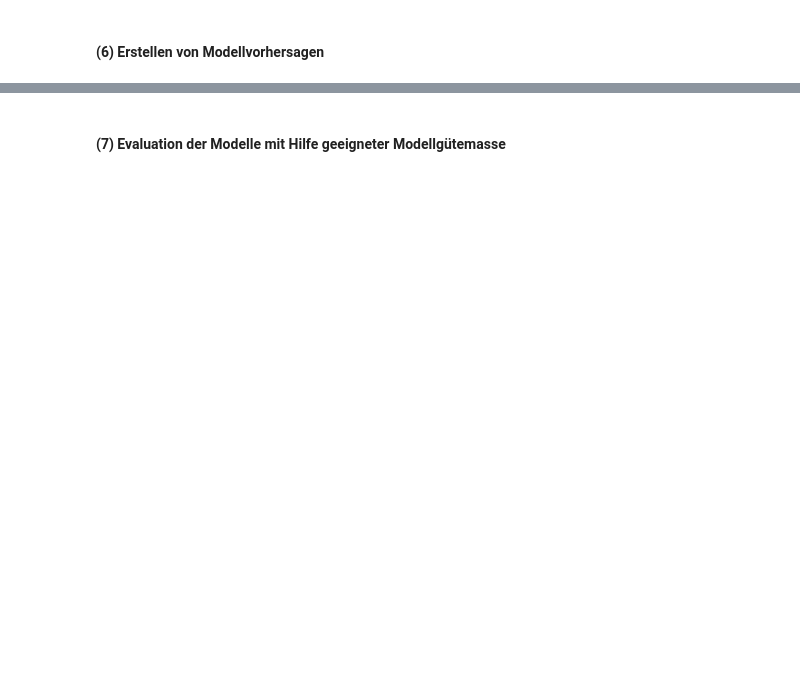
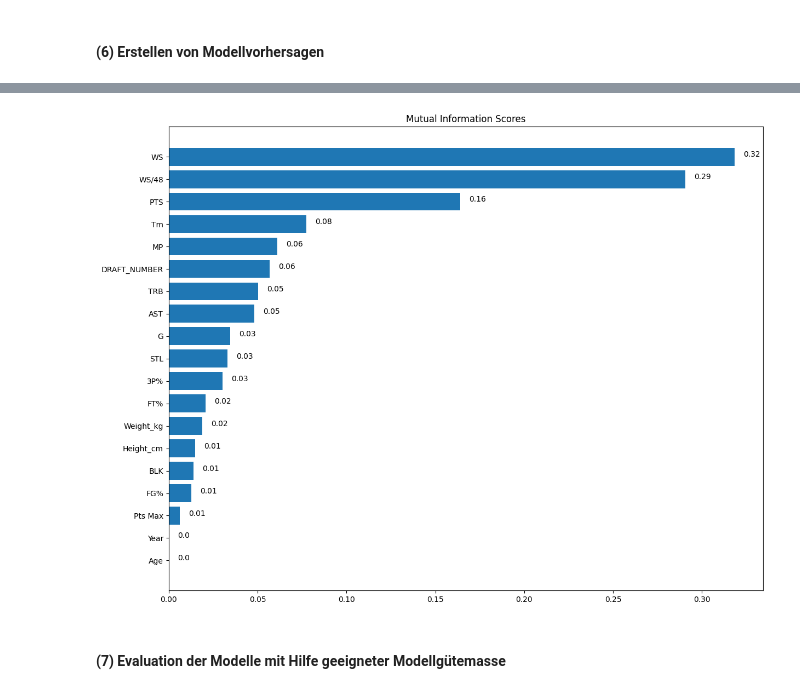
Before and after one commit to mimitridurri/ADS_Group2, a Jupyter notebook: WebScrape/Group2.ipynb, the cells around one changed output, grey strips where cells are left out. Saved outputs shown, nothing was run; the diff lists cells and outputs as text; code cells hidden in the pictures; blank space fills up the shorter version.

```diff
--- a/WebScrape/Group2.ipynb
+++ b/WebScrape/Group2.ipynb
@@ -731,2 +729,46 @@ plt.show()
+# %%
+def calculate_ml_scores(df):
+    X = df.copy()
+    y = X["Share"]
+
+    X.drop('Share', axis=1, inplace=True)
+
+    # Label encoding for categoricals
+    for colname in X.select_dtypes("object"):
+        X[colname], _ = X[colname].factorize()
+
+    # All discrete features should now have integer dtypes (double-check this before using MI!)
+    discrete_features = X.dtypes == int
+
+    mi_scores = mutual_info_regression(X, y)
+    mi_scores = pd.Series(mi_scores, name="MI Scores", index=X.columns)
+    mi_scores = mi_scores.sort_values(ascending=False)
+    return X, y, mi_scores
+# %%
+#drop columns for mutual information
+to_drop_mi = ['Rank','Player','MVP Share', 'MVP', 'MVP won', 'Nationality', 'Position', 'First', 'Pts Won']
+master_table_mi = mvps.copy()
+master_table_mi.drop(to_drop_mi, axis=1, inplace=True)
+master_table_mi = master_table_mi.fillna(0)
+# %%
+X, y, mi_scores = calculate_ml_scores(df=master_table_mi)
+# %%
+def plot_mi_scores(scores, figsize):
+    scores = scores.sort_values(ascending=True)
+    width = np.arange(len(scores))
+    ticks = list(scores.index)
+
+    fig, ax = plt.subplots(figsize=figsize)
+    ax.barh(width, scores)
+
+    for index, value in enumerate(scores):
+        plt.text(value +0.005 , index, str(round(value,2)))
+
+    plt.yticks(width, ticks)
+    plt.title("Mutual Information Scores")
+
+plot_mi_scores(mi_scores, figsize=(14,11))
+# %% [output]
+[figure, added]
 # %% [markdown]
 #### (7) Evaluation der Modelle mit Hilfe geeigneter Modellgütemasse
```
Also changed, not shown: parts of 13 cells of this notebook.
